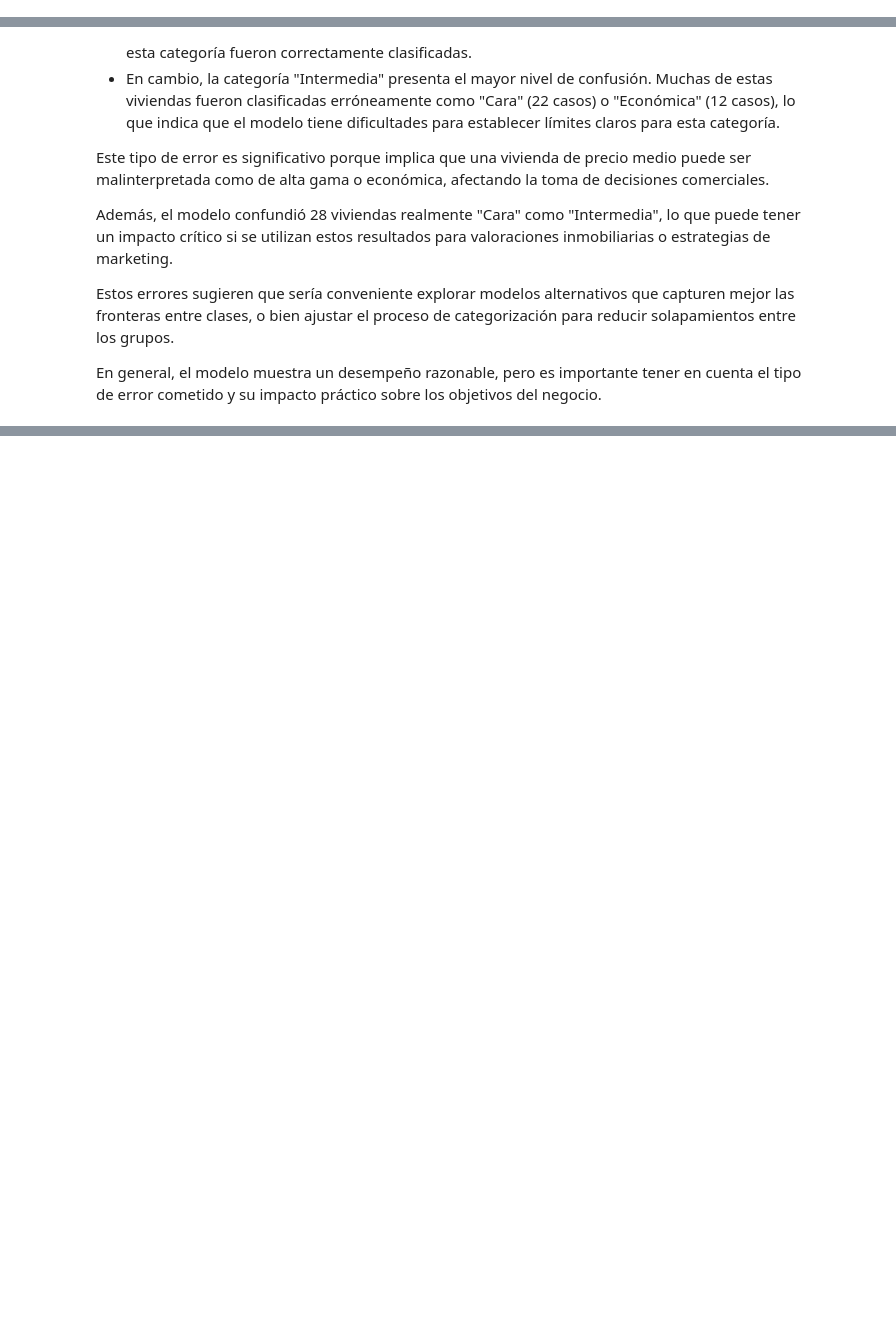
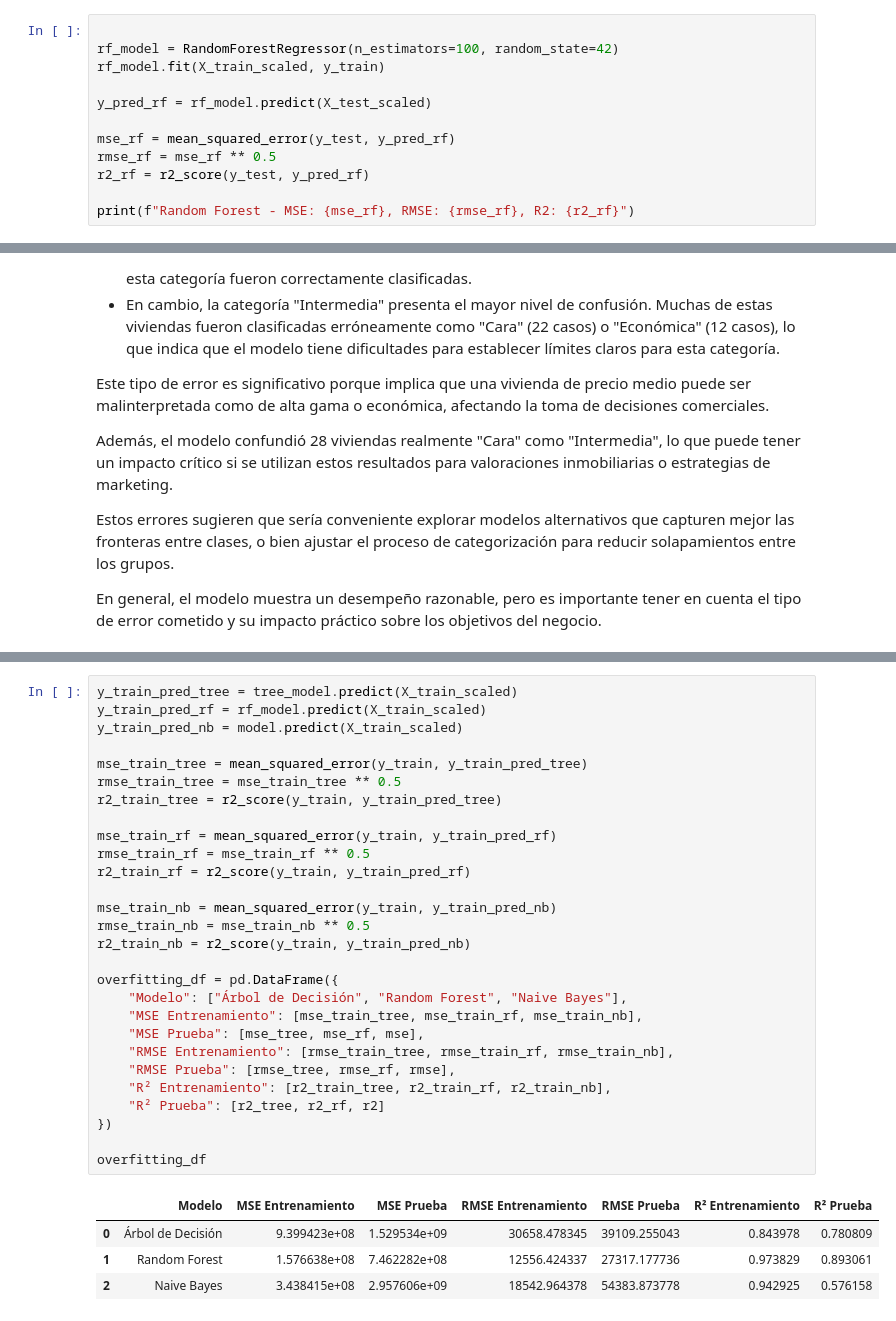
Before and after one commit to Diegoval-Dev/DM-HDT5, a Jupyter notebook: Bayes.ipynb, the cells around one changed output, grey strips where cells are left out. Drawn from its saved outputs; the diff is of its cells as text; blank space fills up the shorter version.

```diff
--- a/Bayes.ipynb
+++ b/Bayes.ipynb
@@ -170,0 +202,12 @@ MSE en Prueba: 1250008300.3720
+# %%
+
+rf_model = RandomForestRegressor(n_estimators=100, random_state=42)
+rf_model.fit(X_train_scaled, y_train)
+
+y_pred_rf = rf_model.predict(X_test_scaled)
+
+mse_rf = mean_squared_error(y_test, y_pred_rf)
+rmse_rf = mse_rf ** 0.5
+r2_rf = r2_score(y_test, y_pred_rf)
+
+print(f"Random Forest - MSE: {mse_rf}, RMSE: {rmse_rf}, R2: {r2_rf}")
@@ -345,0 +397,33 @@ En general, el modelo muestra un desempeño razonable, pero es importante tener
+# %%
+y_train_pred_tree = tree_model.predict(X_train_scaled)
+y_train_pred_rf = rf_model.predict(X_train_scaled)
+y_train_pred_nb = model.predict(X_train_scaled)
+
+mse_train_tree = mean_squared_error(y_train, y_train_pred_tree)
+rmse_train_tree = mse_train_tree ** 0.5
+r2_train_tree = r2_score(y_train, y_train_pred_tree)
+
+mse_train_rf = mean_squared_error(y_train, y_train_pred_rf)
+rmse_train_rf = mse_train_rf ** 0.5
+r2_train_rf = r2_score(y_train, y_train_pred_rf)
+
+mse_train_nb = mean_squared_error(y_train, y_train_pred_nb)
+rmse_train_nb = mse_train_nb ** 0.5
+r2_train_nb = r2_score(y_train, y_train_pred_nb)
+
+overfitting_df = pd.DataFrame({
+    "Modelo": ["Árbol de Decisión", "Random Forest", "Naive Bayes"],
+    "MSE Entrenamiento": [mse_train_tree, mse_train_rf, mse_train_nb],
+    "MSE Prueba": [mse_tree, mse_rf, mse],
+    "RMSE Entrenamiento": [rmse_train_tree, rmse_train_rf, rmse_train_nb],
+    "RMSE Prueba": [rmse_tree, rmse_rf, rmse],
+    "R² Entrenamiento": [r2_train_tree, r2_train_rf, r2_train_nb],
+    "R² Prueba": [r2_tree, r2_rf, r2]
+})
+
+overfitting_df
+# %% [output]
+|  | Modelo | MSE Entrenamiento | MSE Prueba | RMSE Entrenamiento | RMSE Prueba | R² Entrenamiento | R² Prueba |
+| 0 | Árbol de Decisión | 9.399423e+08 | 1.529534e+09 | 30658.478345 | 39109.255043 | 0.843978 | 0.780809 |
+| 1 | Random Forest | 1.576638e+08 | 7.462282e+08 | 12556.424337 | 27317.177736 | 0.973829 | 0.893061 |
+| 2 | Naive Bayes | 3.438415e+08 | 2.957606e+09 | 18542.964378 | 54383.873778 | 0.942925 | 0.576158 |
```
Also changed, not shown: parts of 16 cells of this notebook, 1 other file.
